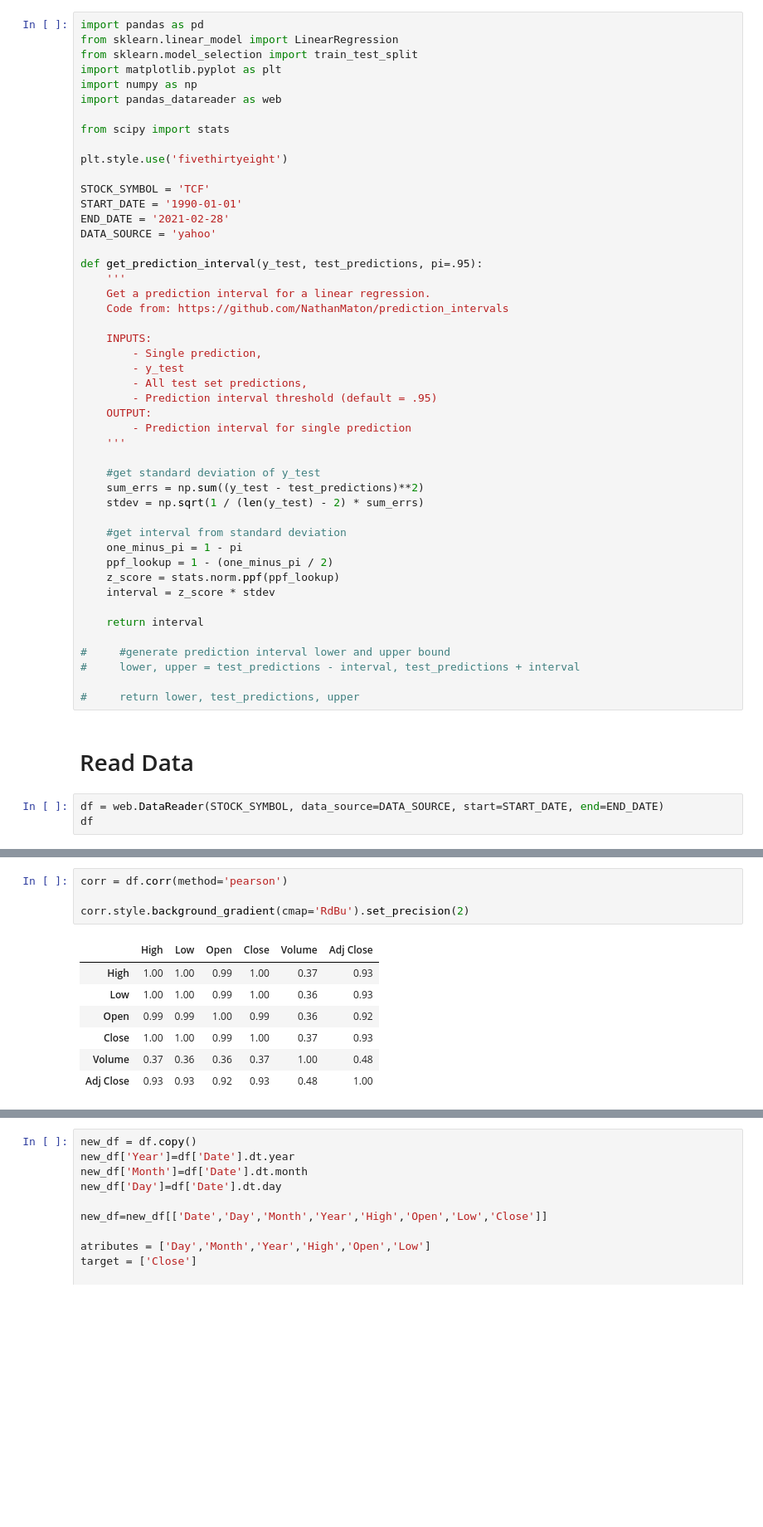
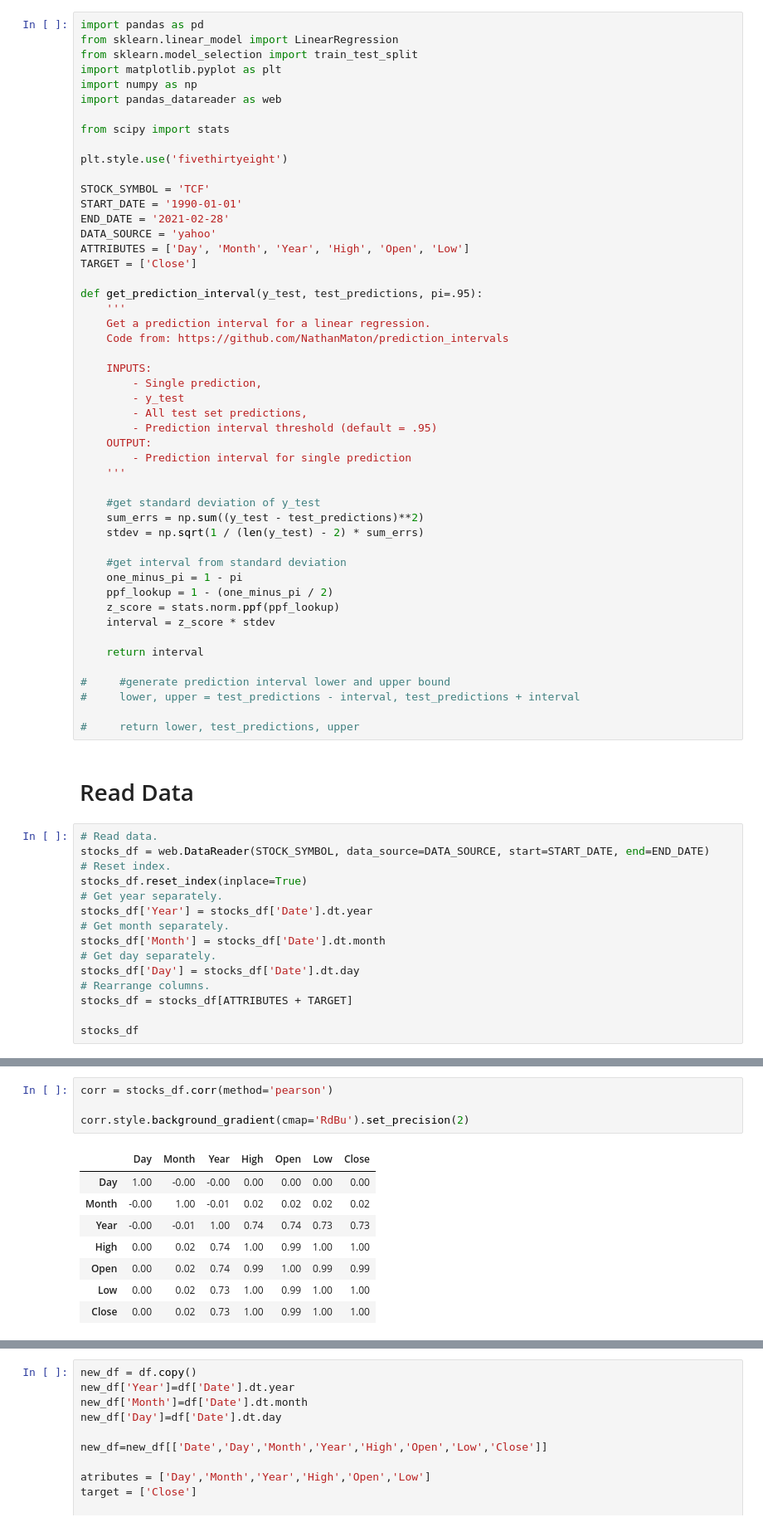
Before and after one commit to gmihaila/project_template, a Jupyter notebook: notebooks/data_split_prototyping.ipynb, the cells around one changed output, grey strips where cells are left out. Shown at 83% size. Drawn from its saved outputs; the diff is of its cells as text; blank space fills up the shorter version.

```diff
--- a/notebooks/data_split_prototyping.ipynb
+++ b/notebooks/data_split_prototyping.ipynb
@@ -16,6 +16,8 @@ STOCK_SYMBOL = 'TCF'
 START_DATE = '1990-01-01'
 END_DATE = '2021-02-28'
 DATA_SOURCE = 'yahoo'
+ATTRIBUTES = ['Day', 'Month', 'Year', 'High', 'Open', 'Low']
+TARGET = ['Close']
 
 def get_prediction_interval(y_test, test_predictions, pi=.95):
     '''
@@ -50,6 +52,18 @@ def get_prediction_interval(y_test, test_predictions, pi=.95):
 # %% [markdown]
 # Read Data
 # %%
-df = web.DataReader(STOCK_SYMBOL, data_source=DATA_SOURCE, start=START_DATE, end=END_DATE)
-df
+# Read data.
+stocks_df = web.DataReader(STOCK_SYMBOL, data_source=DATA_SOURCE, start=START_DATE, end=END_DATE)
+# Reset index.
+stocks_df.reset_index(inplace=True)
+# Get year separately.
+stocks_df['Year'] = stocks_df['Date'].dt.year
+# Get month separately.
+stocks_df['Month'] = stocks_df['Date'].dt.month
+# Get day separately.
+stocks_df['Day'] = stocks_df['Date'].dt.day
+# Rearrange columns.
+stocks_df = stocks_df[ATTRIBUTES + TARGET]
+
+stocks_df
 # %% [output]
@@ -83,12 +95,13 @@ df.describe()
 # %%
-corr = df.corr(method='pearson')
+corr = stocks_df.corr(method='pearson')
 
 corr.style.background_gradient(cmap='RdBu').set_precision(2)
 # %% [output]
-|  | High | Low | Open | Close | Volume | Adj Close |
-| High | 1.00 | 1.00 | 0.99 | 1.00 | 0.37 | 0.93 |
-| Low | 1.00 | 1.00 | 0.99 | 1.00 | 0.36 | 0.93 |
-| Open | 0.99 | 0.99 | 1.00 | 0.99 | 0.36 | 0.92 |
-| Close | 1.00 | 1.00 | 0.99 | 1.00 | 0.37 | 0.93 |
-| Volume | 0.37 | 0.36 | 0.36 | 0.37 | 1.00 | 0.48 |
-| Adj Close | 0.93 | 0.93 | 0.92 | 0.93 | 0.48 | 1.00 |
+|  | Day | Month | Year | High | Open | Low | Close |
+| Day | 1.00 | -0.00 | -0.00 | 0.00 | 0.00 | 0.00 | 0.00 |
+| Month | -0.00 | 1.00 | -0.01 | 0.02 | 0.02 | 0.02 | 0.02 |
+| Year | -0.00 | -0.01 | 1.00 | 0.74 | 0.74 | 0.73 | 0.73 |
+| High | 0.00 | 0.02 | 0.74 | 1.00 | 0.99 | 1.00 | 1.00 |
+| Open | 0.00 | 0.02 | 0.74 | 0.99 | 1.00 | 0.99 | 0.99 |
+| Low | 0.00 | 0.02 | 0.73 | 1.00 | 0.99 | 1.00 | 1.00 |
+| Close | 0.00 | 0.02 | 0.73 | 1.00 | 0.99 | 1.00 | 1.00 |
```
Also changed, not shown: parts of 4 cells of this notebook, 18 other files.
